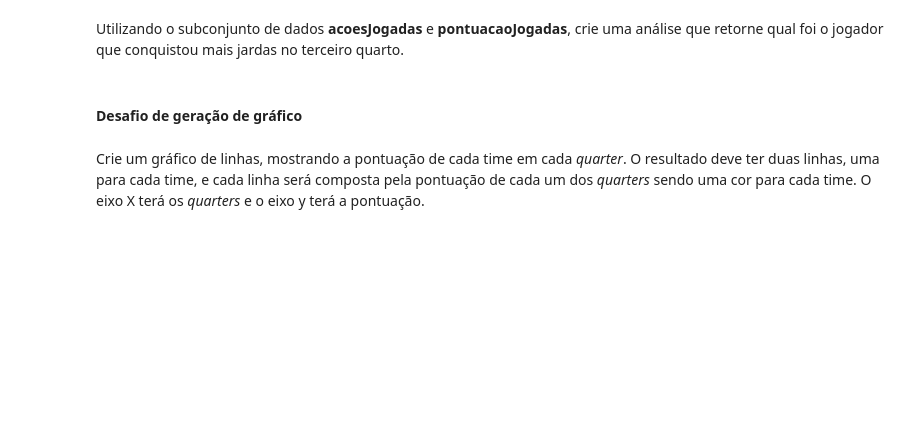
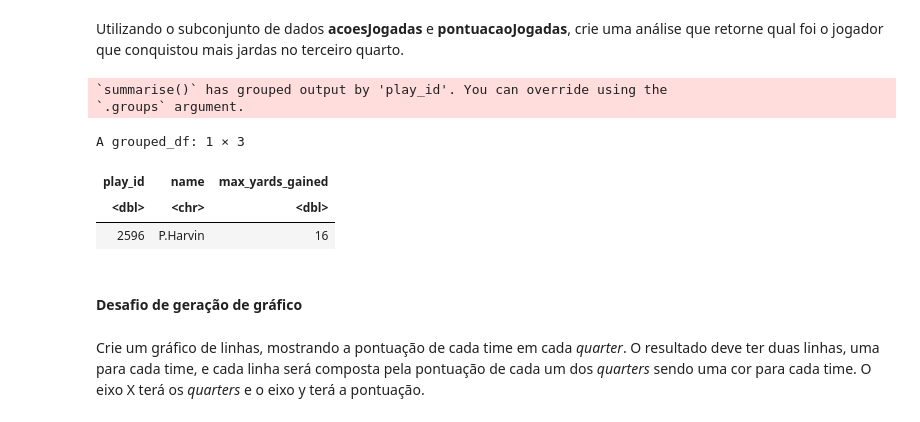
Before and after one commit to joaonart/Ling-de-Prog-para-Ciencia-de-Dados-R, a Jupyter notebook: Trilha_7_ExercicioAprofundamento.ipynb, the cells around one changed output. Cells and saved outputs as stored; diff of their text form; code cells hidden in the pictures; blank space fills up the shorter version.

```diff
--- a/Trilha_7_ExercicioAprofundamento.ipynb
+++ b/Trilha_7_ExercicioAprofundamento.ipynb
@@ -326,3 +330,22 @@ Utilizando o subconjunto de dados **acoesJogadas** e **pontuacaoJogadas**, crie
+# %%
+# Seu código de resposta vai aqui
+
+jogo %>% #primeiro dataset
+inner_join(acoesJogadas, by='play_id') %>% #segundo dataset combinando com o primeiro
+inner_join(pontuacaoJogadas, by='play_id') %>% #terceiro dataset combinando com o primeiro e o segundo
+select(play_id, home_team, posteam, passer, rusher, receiver, yards_gained, time, qtr, name) %>% #seleção de variáveis
+filter( posteam == home_team & qtr == 3 ) %>% #filtro de dados
+group_by(play_id, name) %>% #agrupamento dos registros por jogador
+summarize(max_yards_gained=sum(yards_gained)) %>% #novo campo para sumarizar as jardas
+arrange(desc(max_yards_gained)) %>% #ordenação dos registros em ordem descrescente
+head(1) #visualização do primeiro registro
+# %% [output]
+`summarise()` has grouped output by 'play_id'. You can override using the
+`.groups` argument.
+A grouped_df: 1 × 3
+| play_id | name | max_yards_gained |
+| <dbl> | <chr> | <dbl> |
+| 2596 | P.Harvin | 16 |
 # %% [markdown]
 #### Desafio de geração de gráfico
 # %% [markdown]
```
Also changed, not shown: parts of 10 cells of this notebook.
